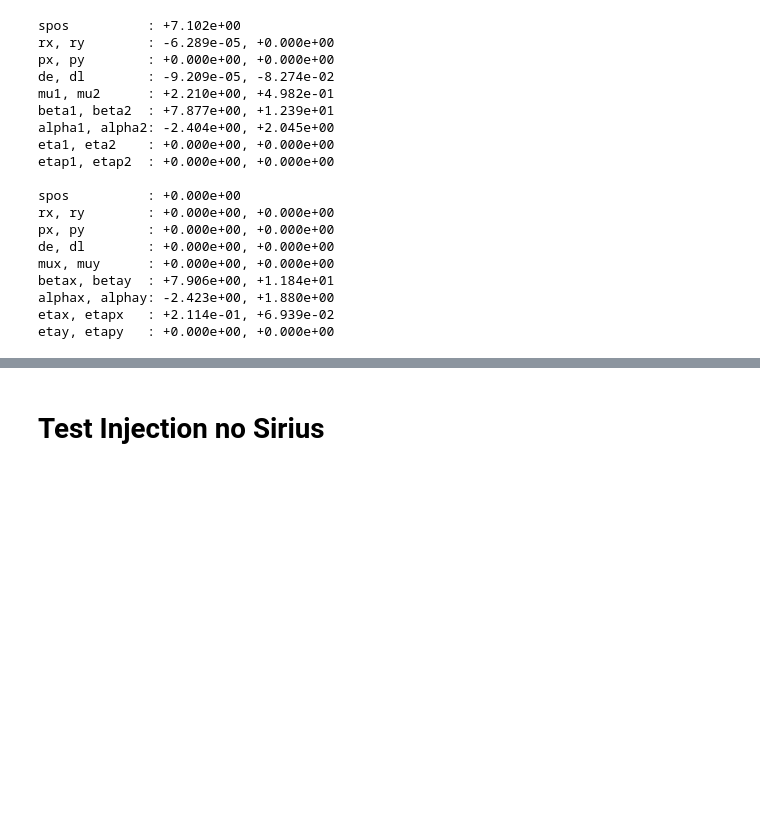
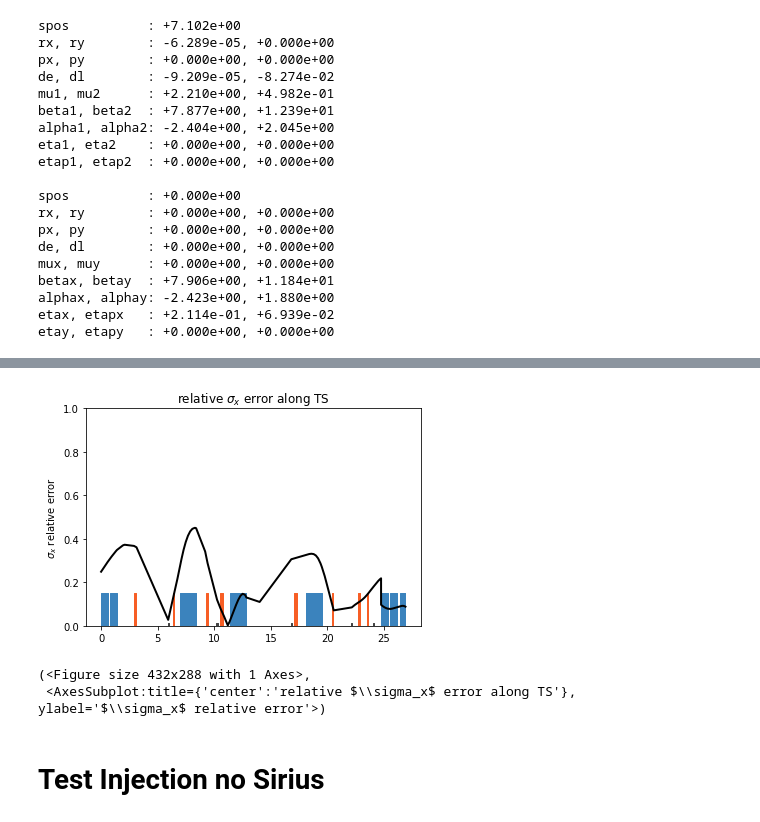
Before and after one commit to lnls-fac/apsuite, a Jupyter notebook: apsuite/sirius_injection/injection_nb_tests.ipynb, the cells around one changed output, grey strips where cells are left out. Cells and saved outputs as stored; diff of their text form; code cells hidden in the pictures; blank space fills up the shorter version.

```diff
--- a/apsuite/sirius_injection/injection_nb_tests.ipynb
+++ b/apsuite/sirius_injection/injection_nb_tests.ipynb
@@ -162,3 +149,20 @@ array([0.012, 0.015, 0.015, 0.015, 0.015, 0.015, 0.015, 0.015, 0.015,
+# %%
+from diagnostics import sigmax_error
+erros_colections = []
+for i in range(ts_length):
+    bunch = injsys.part_out[:, :, i]
+    rel_erro, _, _  = sigmax_error(bunch, injsys._ts_twiss[i], injsys._bo_eqparams, outprint=False)
+    erros_colections.append(rel_erro)
+# %%
+plt.plot(ts_spos,erros_colections, c='k',linewidth = 2)
+plt.ylim(0,1)
+plt.title("relative $\sigma_x$ error along TS")
+plt.ylabel("$\sigma_x$ relative error")
+pa.graphics.draw_lattice(injsys._ts, height=0.3, gca=True)
+# %% [output]
+[figure, added]
+(<Figure size 432x288 with 1 Axes>,
+ <AxesSubplot:title={'center':'relative $\\sigma_x$ error along TS'}, ylabel='$\\sigma_x$ relative error'>)
 # %% [markdown]
 # Test Injection no Sirius
 # %%
```
Also changed, not shown: parts of 23 cells of this notebook.
